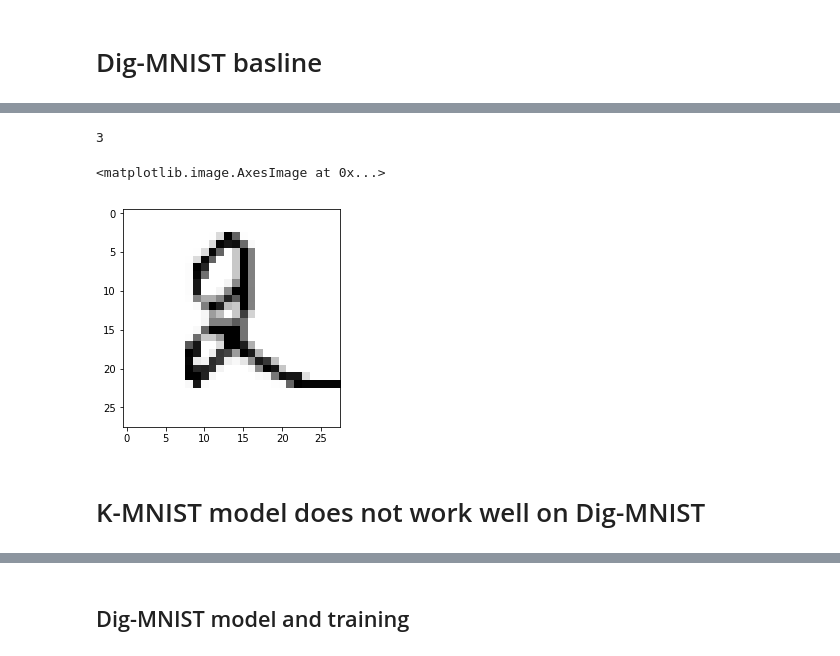
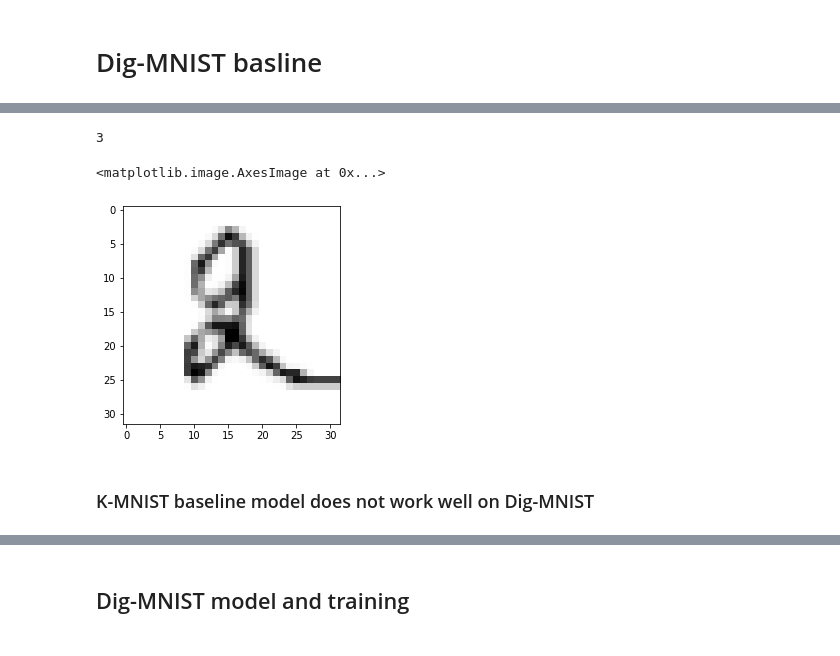
Before and after one commit to ast0414/semit, a Jupyter notebook: baseline/baselineK-Mnist.ipynb, the cells around one changed output, grey strips where cells are left out. Drawn from its saved outputs; the diff is of its cells as text; code cells hidden in the pictures.

Commit message:
completed restructure to images of size 32x32

```diff
--- a/baseline/baselineK-Mnist.ipynb
+++ b/baseline/baselineK-Mnist.ipynb
@@ -111,11 +163,12 @@ xtestDig = trainDig.drop('label', axis=1).values.reshape(-1, 28, 28, 1)
 # %%
 ind2 = 123
 print(ytestDig[ind2])
-plt.imshow(xtestDig[ind2].reshape(28,28), cmap='Greys')
+# plt.imshow(xtrainDig[ind2].reshape(28,28), cmap='Greys')
+plt.imshow(xtrainDigR[ind2].reshape(32,32), cmap='Greys')
 # %% [output]
 3
 <matplotlib.image.AxesImage at 0x...>
-[figure, old version]
+[figure, new version]
 # %% [markdown]
-# K-MNIST model does not work well on Dig-MNIST
+### K-MNIST baseline model does not work well on Dig-MNIST
 # %%
```
Also changed, not shown: parts of 21 cells of this notebook.
